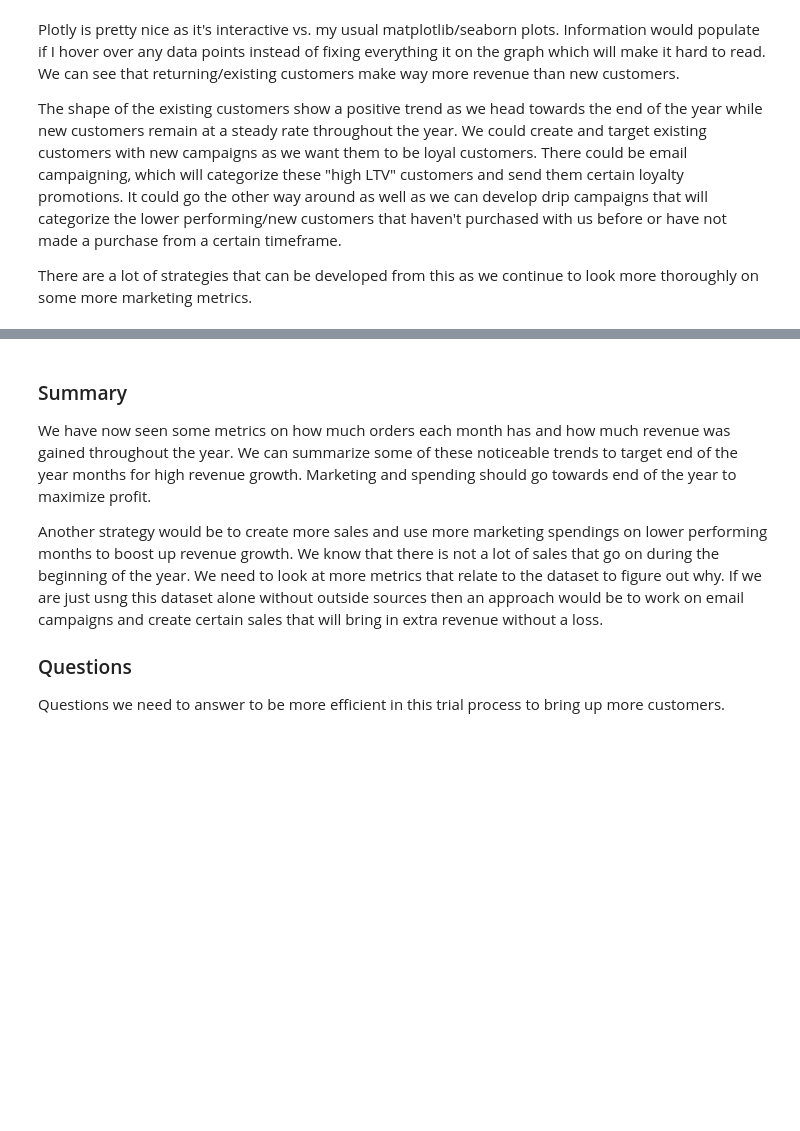
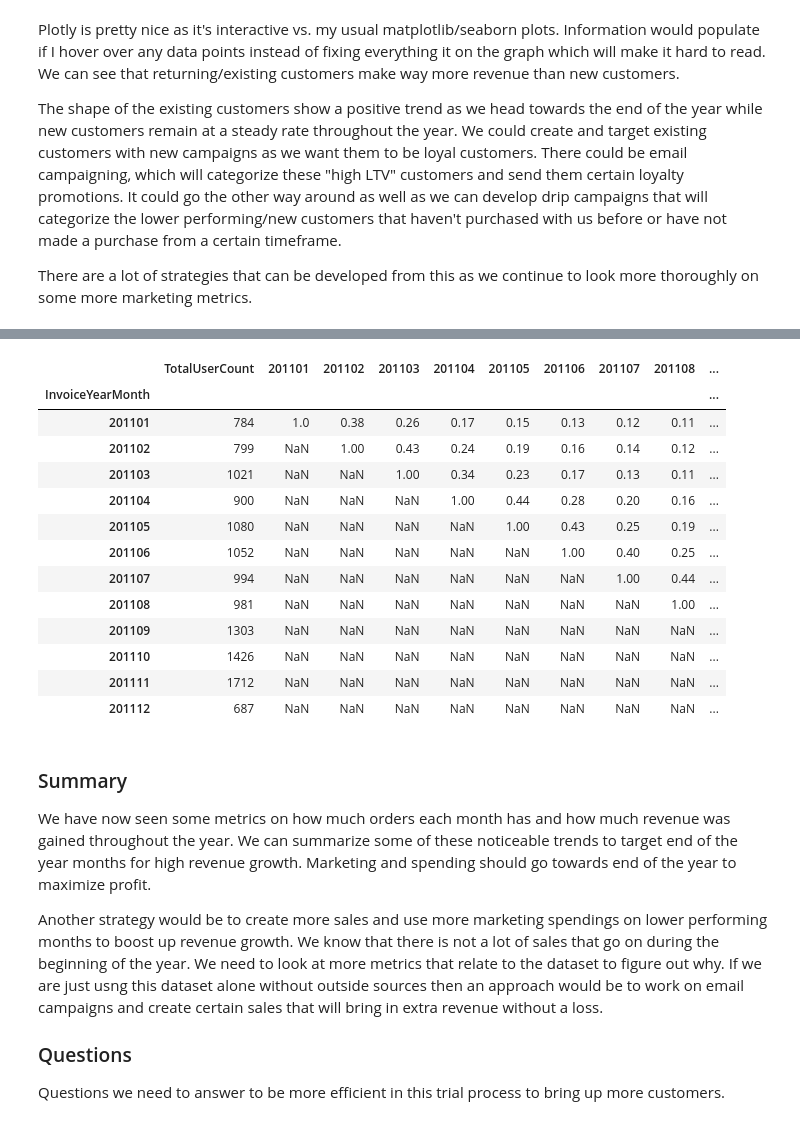
Before and after one commit to davidtnly/MachineLearning, a Jupyter notebook: 18-marketing-customers-metrics.ipynb, the cells around one changed output, grey strips where cells are left out. Drawn from its saved outputs; the diff is of its cells as text; code cells hidden in the pictures; blank space fills up the shorter version.

```diff
--- a/18-customer-ltv-prediction.ipynb
+++ b/18-marketing-customers-metrics.ipynb
@@ -1007,0 +1226,2 @@ There are a lot of strategies that can be developed from this as we continue to
+# %%
+new_col_names = ['m_' + str(column) for column in rolling_retention_df.columns]
@@ -1008,3 +1245,50 @@ There are a lot of strategies that can be developed from this as we continue to
+# %%
+rolling_retention_df.columns = new_col_names
+# %%
+# Create an array of retained users for each month
+retention_array = []
+
+# Loop through the df
+for i in range(len(months)):
+    retention_data = {}
+    selected_month = months[i]
+    prev_months = months[:i]
+    next_months = months[i+1:]
+
+    # Loop through months
+    for prev in prev_months:
+        retention_data[prev] = np.nan
+
+    # Total users
+    total_user_count = retention_data['TotalUserCount'] = rolling_retention_df['m_' + str(selected_month)].sum()
+    retention_data[selected_month] = 1
+    query = "{} > 0".format('m_' + str(selected_month))
+
+    for next_month in next_months:
+        query = query + " and {} > 0".format(str('m_' + str(next_month)))
+        retention_data[next_month] = np.round(rolling_retention_df.query(query)['m_' + str(next_month)].sum()/total_user_count,2)
+    retention_array.append(retention_data)
+# %%
+# Update array to a df
+new_retention_df = pd.DataFrame(retention_array)
+new_retention_df.index = months
+# %%
+new_retention_df
+# %% [output]
+|  | TotalUserCount | 201101 | 201102 | 201103 | 201104 | 201105 | 201106 | 201107 | 201108 | ... |
+| InvoiceYearMonth |  |  |  |  |  |  |  |  |  | ... |
+| 201101 | 784 | 1.0 | 0.38 | 0.26 | 0.17 | 0.15 | 0.13 | 0.12 | 0.11 | ... |
+| 201102 | 799 | NaN | 1.00 | 0.43 | 0.24 | 0.19 | 0.16 | 0.14 | 0.12 | ... |
+| 201103 | 1021 | NaN | NaN | 1.00 | 0.34 | 0.23 | 0.17 | 0.13 | 0.11 | ... |
+| 201104 | 900 | NaN | NaN | NaN | 1.00 | 0.44 | 0.28 | 0.20 | 0.16 | ... |
+| 201105 | 1080 | NaN | NaN | NaN | NaN | 1.00 | 0.43 | 0.25 | 0.19 | ... |
+| 201106 | 1052 | NaN | NaN | NaN | NaN | NaN | 1.00 | 0.40 | 0.25 | ... |
+| 201107 | 994 | NaN | NaN | NaN | NaN | NaN | NaN | 1.00 | 0.44 | ... |
+| 201108 | 981 | NaN | NaN | NaN | NaN | NaN | NaN | NaN | 1.00 | ... |
+| 201109 | 1303 | NaN | NaN | NaN | NaN | NaN | NaN | NaN | NaN | ... |
+| 201110 | 1426 | NaN | NaN | NaN | NaN | NaN | NaN | NaN | NaN | ... |
+| 201111 | 1712 | NaN | NaN | NaN | NaN | NaN | NaN | NaN | NaN | ... |
+| 201112 | 687 | NaN | NaN | NaN | NaN | NaN | NaN | NaN | NaN | ... |
 # %% [markdown]
 ### Summary
 
```
Also changed, not shown: parts of 36 cells of this notebook.
